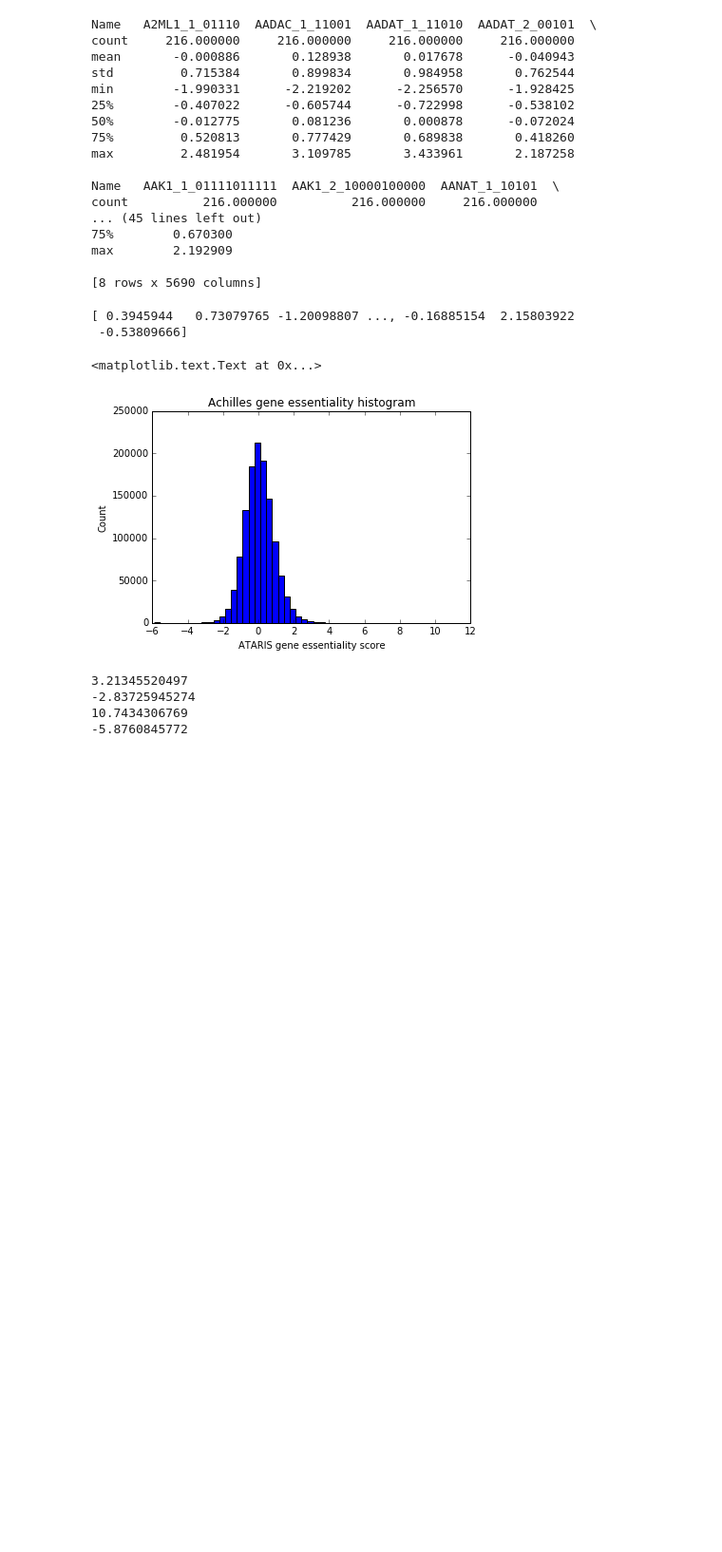
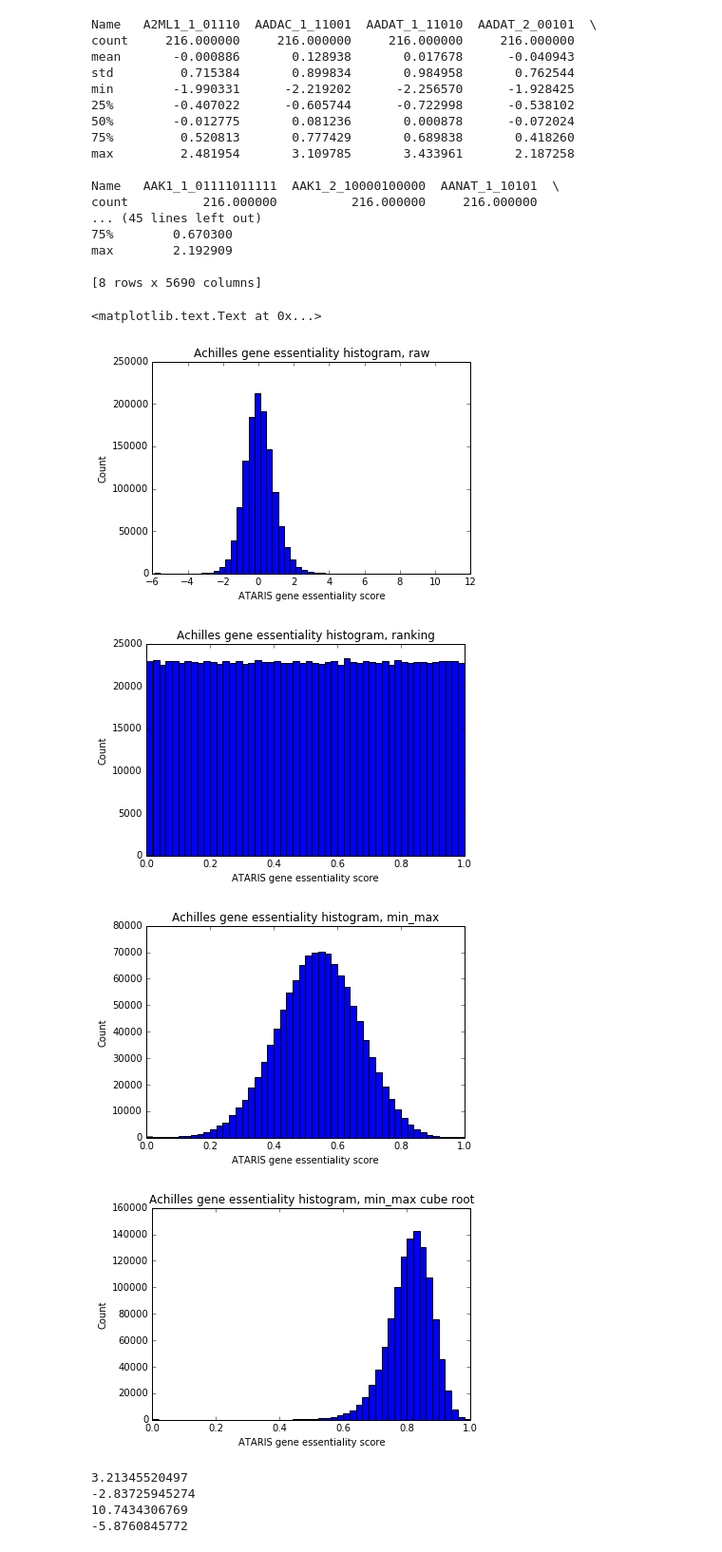
Before and after one commit to MollyZhang/drug_sensitivity_ML, a Jupyter notebook: profiling/Achilles_essentiality_profile.ipynb, the cells around one changed output. Shown at 95% size. Saved outputs shown, nothing was run; the diff lists cells and outputs as text; code cells hidden in the pictures; blank space fills up the shorter version.

Commit message:
all kinds of scripts to compare data scaling

```diff
--- a/profiling/Achilles_essentiality_profile.ipynb
+++ b/profiling/Achilles_essentiality_profile.ipynb
@@ -5,7 +4,7 @@ import pandas_profiling
 from matplotlib import pyplot as plt
 %matplotlib inline
 # %%
-df = pd.read_csv("../data/Achilles_QC_v2.4.3.rnai.Gs.gct", delimiter="\t", index_col="Name")
+df = pd.read_csv("../raw_data/Achilles_QC_v2.4.3.rnai.Gs.gct", delimiter="\t", index_col="Name")
 df.drop("Description", axis=1, inplace=True)
 df.dropna(inplace=True)
 print df.head()
@@ -67,18 +66,49 @@ count          216.000000          216.000000     216.000000
 max        2.192909
 
 [8 rows x 5690 columns]
-# %%
-all_values = df.values.flatten()
-print all_values
-ax = plt.hist(all_values, bins=50)
-plt.title("Achilles gene essentiality histogram")
-plt.xlabel("ATARIS gene essentiality score")
-plt.ylabel("Count")
-# %% [output]
-[ 0.3945944   0.73079765 -1.20098807 ..., -0.16885154  2.15803922
- -0.53809666]
-<matplotlib.text.Text at 0x...>
-[figure, removed]
+# %%
+plt.figure(1)
+all_values = df.values.flatten()
+ax = plt.hist(all_values, bins=50)
+plt.title("Achilles gene essentiality histogram, raw")
+plt.xlabel("ATARIS gene essentiality score")
+plt.ylabel("Count")
+
+plt.figure(2)
+df1 = pd.read_csv("../raw_data/Achilles_QC_v2.4.3.rnai.Gs.percent.txt", delimiter="\t")
+df1.drop("Description", axis=1, inplace=True)
+df1.dropna(inplace=True)
+all_values = df1.values.flatten()
+ax = plt.hist(all_values, bins=50)
+plt.title("Achilles gene essentiality histogram, ranking")
+plt.xlabel("ATARIS gene essentiality score")
+plt.ylabel("Count")
+
+plt.figure(3)
+df1 = pd.read_csv("../raw_data/Achilles_QC_v2.4.3.rnai.Gs.minmax.txt", delimiter="\t")
+df1.drop("Description", axis=1, inplace=True)
+df1.dropna(inplace=True)
+all_values = df1.values.flatten()
+ax = plt.hist(all_values, bins=50)
+plt.title("Achilles gene essentiality histogram, min_max")
+plt.xlabel("ATARIS gene essentiality score")
+plt.ylabel("Count")
+
+plt.figure(4)
+def cube_root(n):
+    return n ** (1.0/3)
+df1 = df1.applymap(cube_root)
+all_values = df1.values.flatten()
+ax = plt.hist(all_values, bins=50)
+plt.title("Achilles gene essentiality histogram, min_max cube root")
+plt.xlabel("ATARIS gene essentiality score")
+plt.ylabel("Count")
+# %% [output]
+<matplotlib.text.Text at 0x...>
+[figure, added]
+[figure, added]
+[figure, added]
+[figure, added]
 # %%
 print np.percentile(all_values, 99.9)
 print np.percentile(all_values, 0.1)
```
Also changed, not shown: parts of 1 cell of this notebook, 6 other files.
